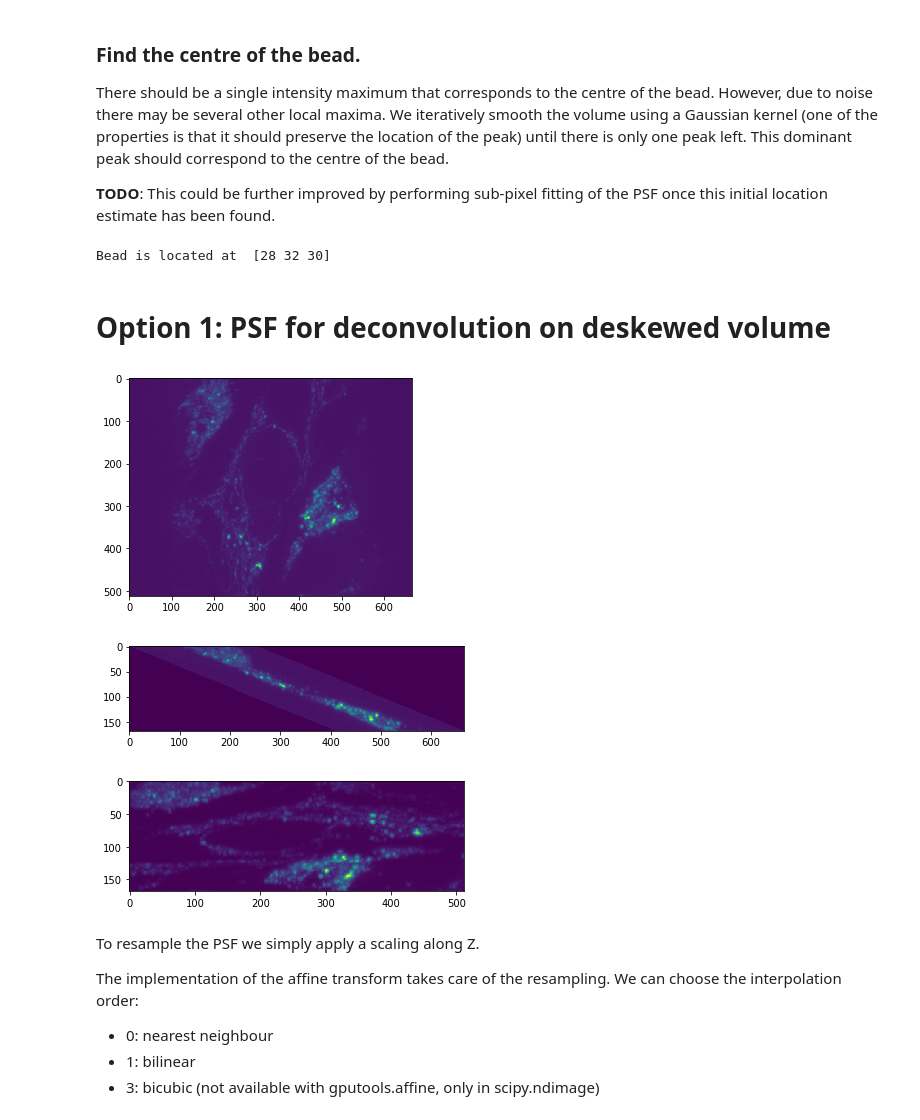
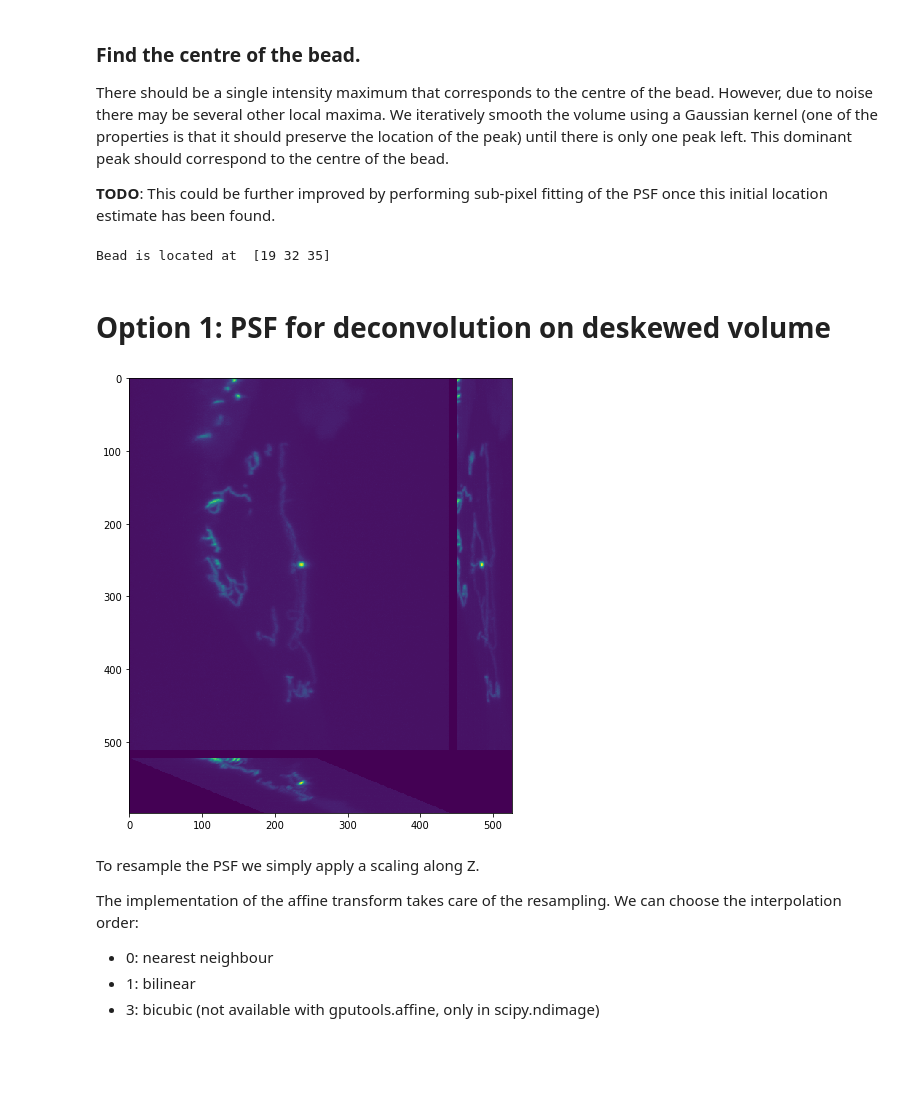
Before and after one commit to VolkerH/Lattice_Lightsheet_Deskew_Deconv, a Jupyter notebook: Python/01_Lattice_Light_Sheet_Deconvolution.ipynb, the cells around one changed output. Saved outputs shown, nothing was run; the diff lists cells and outputs as text; code cells hidden in the pictures; blank space fills up the shorter version.

```diff
--- a/Python/01_Lattice_Light_Sheet_Deconvolution.ipynb
+++ b/Python/01_Lattice_Light_Sheet_Deconvolution.ipynb
@@ -97,0 +69,11 @@ WARNING:tifffile.tifffile | TiffTag 32781: coercing invalid ASCII to bytes
+# %%
+# Suppress annoying warnings due to malformed tiffs from Labview
+import logging
+logging.getLogger("tifffile").setLevel(logging.ERROR)
+
+# download the PSF tiff from Dropbox link below and adjust path
+# https://www.dropbox.com/s/4lzkwvj86vndeb8/488_PSF_galvo_CamA_ch0_stack0000_488nm_0000000msec_0016836088msecAbs.tif?dl=0
+psf = tifffile.imread("/projects/mmi-llsm/Experiment_data_by_lab/Ryan_Lab/Felix_Kraus/20181219_Felix_Dendra2_Drp1_test/PSF/488/Galvo/488_PSF_galvo_CamA_ch0_stack0000_488nm_0000000msec_0016836088msecAbs.tif")
+
+plt.rcParams['figure.figsize'] = (16,8)
+plot_all([get_projection_montage(psf)])
@@ -191,16 +158,15 @@ if len(centre)>1:
 else:
     print("Bead is located at ", centre[0])
 # %% [output]
-Bead is located at  [28 32 30]
+Bead is located at  [19 32 35]
 # %% [markdown]
 # Option 1: PSF for deconvolution on deskewed volume
 # %%
 # Inspect projections of deskewed volume
-plot_all(get_projections(vol_deskewed))
+plt.rcParams['figure.figsize'] = (16,8)
+plot_all([get_projection_montage(vol_deskewed)])
 # %% [output]
-[figure, old version]
+[figure, new version]
-[figure, removed]
-[figure, removed]
 # %% [markdown]
 To resample the PSF we simply apply a scaling along Z.
 
```
Also changed, not shown: parts of 21 cells of this notebook.
